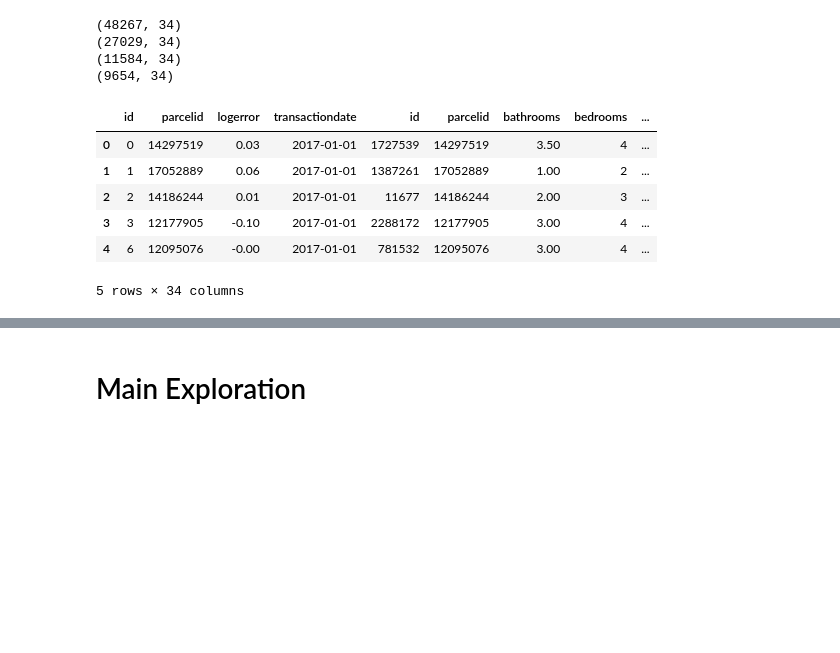
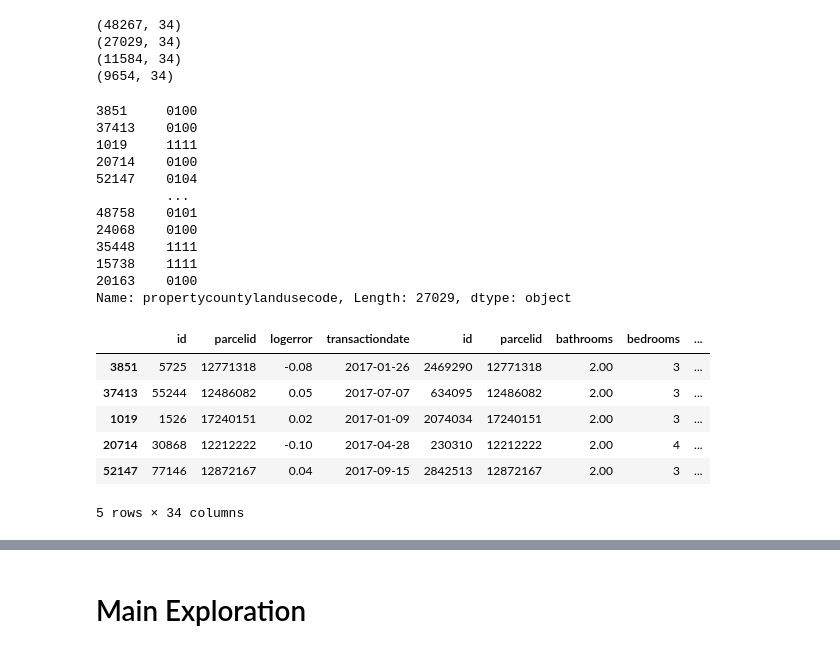
Before and after one commit to SchneemannDavid/clustering_project, a Jupyter notebook: explore_zillow.ipynb, the cells around one changed output, grey strips where cells are left out. Cells and saved outputs as stored; diff of their text form; code cells hidden in the pictures; blank space fills up the shorter version.

```diff
--- a/explore_zillow.ipynb
+++ b/explore_zillow.ipynb
@@ -267,12 +67,27 @@ print(test.shape)
 (11584, 34)
 (9654, 34)
 # %%
-df.head()
+train.propertycountylandusecode
 # %% [output]
-|  | id | parcelid | logerror | transactiondate | id | parcelid | bathrooms | bedrooms | ... |
-| 0 | 0 | 14297519 | 0.03 | 2017-01-01 | 1727539 | 14297519 | 3.50 | 4 | ... |
-| 1 | 1 | 17052889 | 0.06 | 2017-01-01 | 1387261 | 17052889 | 1.00 | 2 | ... |
-| 2 | 2 | 14186244 | 0.01 | 2017-01-01 | 11677 | 14186244 | 2.00 | 3 | ... |
-| 3 | 3 | 12177905 | -0.10 | 2017-01-01 | 2288172 | 12177905 | 3.00 | 4 | ... |
-| 4 | 6 | 12095076 | -0.00 | 2017-01-01 | 781532 | 12095076 | 3.00 | 4 | ... |
-5 rows × 34 columns
+3851     0100
+37413    0100
+1019     1111
+20714    0100
+52147    0104
+         ...
+48758    0101
+24068    0100
+35448    1111
+15738    1111
+20163    0100
+Name: propertycountylandusecode, Length: 27029, dtype: object
+# %%
+train.head()
+# %% [output]
+|  | id | parcelid | logerror | transactiondate | id | parcelid | bathrooms | bedrooms | ... |
+| 3851 | 5725 | 12771318 | -0.08 | 2017-01-26 | 2469290 | 12771318 | 2.00 | 3 | ... |
+| 37413 | 55244 | 12486082 | 0.05 | 2017-07-07 | 634095 | 12486082 | 2.00 | 3 | ... |
+| 1019 | 1526 | 17240151 | 0.02 | 2017-01-09 | 2074034 | 17240151 | 2.00 | 3 | ... |
+| 20714 | 30868 | 12212222 | -0.10 | 2017-04-28 | 230310 | 12212222 | 2.00 | 4 | ... |
+| 52147 | 77146 | 12872167 | 0.04 | 2017-09-15 | 2842513 | 12872167 | 2.00 | 3 | ... |
+5 rows × 34 columns
```
Also changed, not shown: parts of 16 cells of this notebook, 4 other files.
